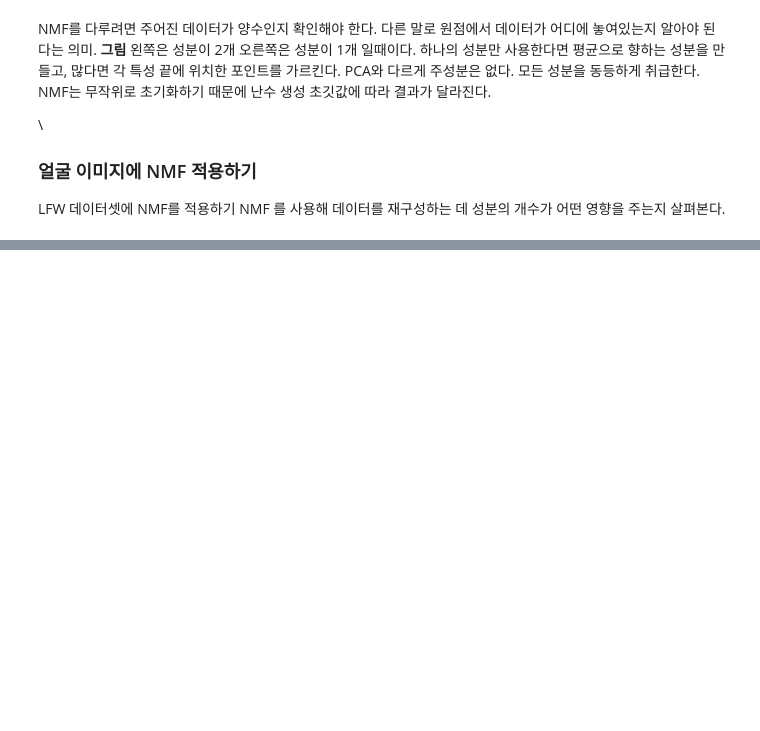
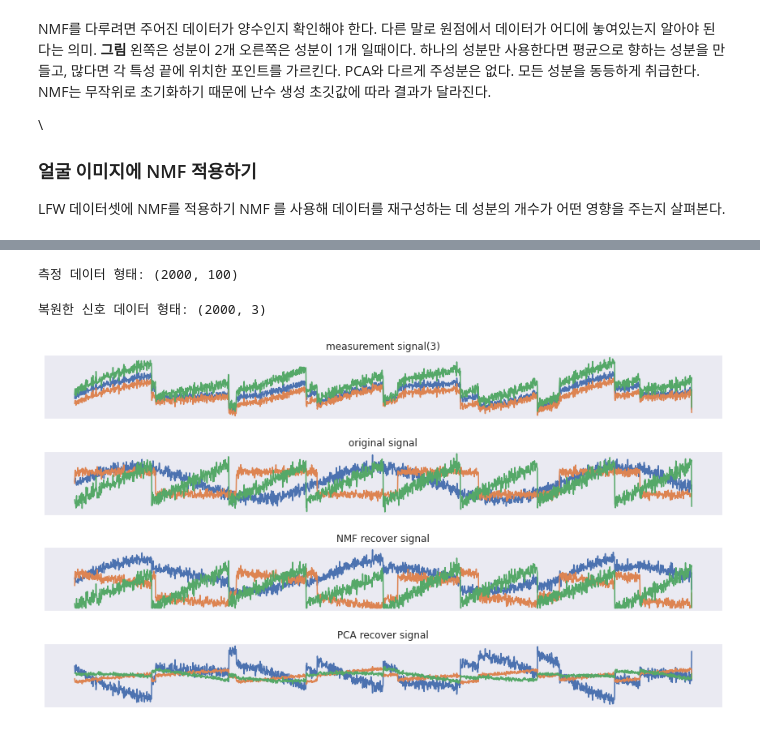
Before and after one commit to 201ssc/python_test1, a Jupyter notebook: 3_4_2_비음수_행렬_분해.ipynb, the cells around one changed output, grey strips where cells are left out. Saved outputs shown, nothing was run; the diff lists cells and outputs as text; code cells hidden in the pictures; blank space fills up the shorter version.

```diff
--- a/3_4_2_비음수_행렬_분해.ipynb
+++ b/3_4_2_비음수_행렬_분해.ipynb
@@ -93,0 +148,30 @@ ______________________________________________________nmf_faces - 588.8s, 9.8min
+# %%
+# 원본 데이터 사용, 100개의 측정 데이터를 만든다.
+A = np.random.RandomState(0).uniform(size=(100, 3))
+X = np.dot(S, A.T)
+print("측정 데이터 형태:", X.shape)
+# %% [output]
+측정 데이터 형태: (2000, 100)
+# %%
+# NMF 를 사용 세 개의 신호 복원
+nmf = NMF(n_components=3, init='nndsvd', random_state=42, max_iter=1000, tol=1e-2)
+S_ = nmf.fit_transform(X)
+print("복원한 신호 데이터 형태:", S_.shape)
+# %% [output]
+복원한 신호 데이터 형태: (2000, 3)
+# %%
+# 비교를 위한 PCA
+from sklearn.decomposition import PCA
+pca = PCA(n_components=3)
+H = pca.fit_transform(X)
+# %%
+models = [X, S, S_, H]
+names = ['measurement signal(3)', 'original signal', 'NMF recover signal', 'PCA recover signal']
+
+fig, axes = plt.subplots(4, figsize=(15, 8), gridspec_kw={'hspace': .5}, subplot_kw={'xticks': (), 'yticks':()})
+
+for model, name, ax in zip(models, names, axes):
+  ax.set_title(name)
+  ax.plot(model[:, :3], '-')
+# %% [output]
+[figure, added]
```
Also changed, not shown: parts of 27 cells of this notebook.
